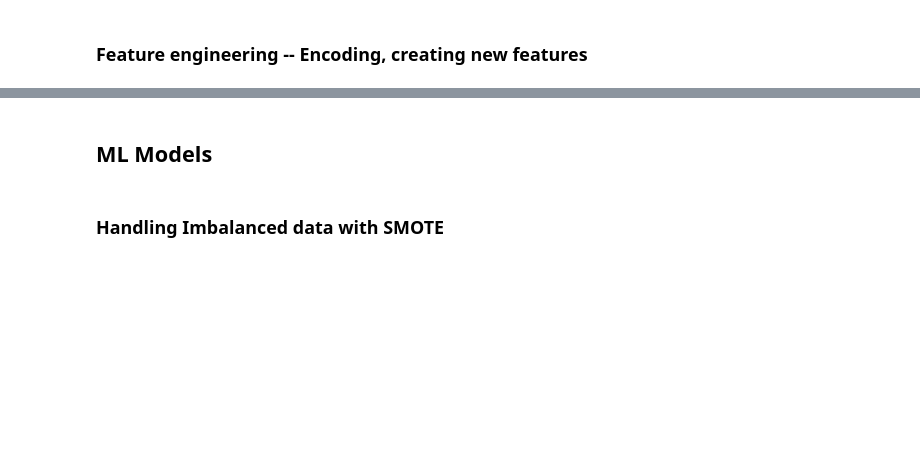
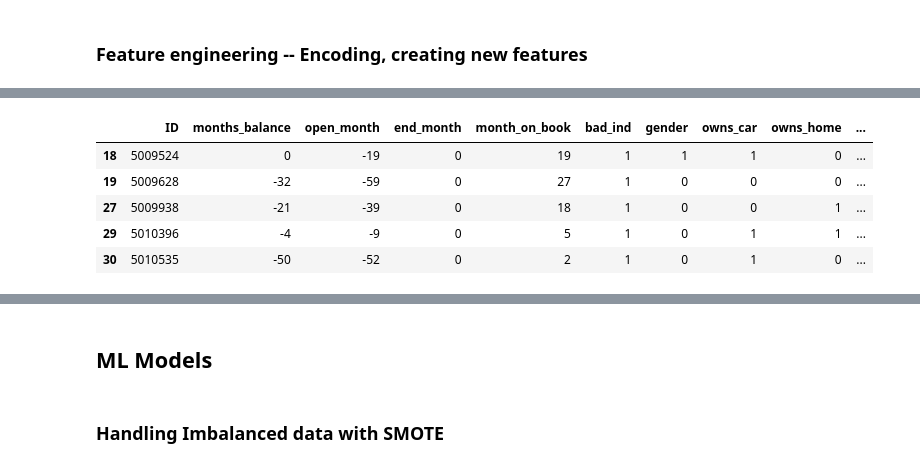
Before and after one commit to jaelar0/ml_credit_project, a Jupyter notebook: final_project.ipynb, the cells around one changed output, grey strips where cells are left out. Saved outputs shown, nothing was run; the diff lists cells and outputs as text; code cells hidden in the pictures; blank space fills up the shorter version.

```diff
--- a/final_project.ipynb
+++ b/final_project.ipynb
@@ -357,41 +292,54 @@ None
 # %%
 ## encoding binary and categorical variables
 
-features_transformed = all_data.withColumn(
-    "gender",
-    F.when(all_data["gender"] == "M", 1).otherwise(0)
-).withColumn(
-    "owns_car",
-    F.when(all_data["owns_car"] == "Y", 1).otherwise(0)
-).withColumn(
-    "owns_home",
-    F.when(all_data["owns_home"] == "Y", 1).otherwise(0)
-).withColumn(
-    "working",
-    F.when(all_data["income_source"].isin(['Commercial associate',
-                                           'State servant', 'Working']), 1).otherwise(0)
-).withColumn(
-    "education_completed",
-    F.when(all_data["education_type"].isin(['Secondary / secondary special', 'Incomplete higher']), 'high_school')\
-        .when(all_data["education_type"].isin(['Higher education', 'Academic degree']), 'higher_education')\
-        .otherwise('no_high_school')
-).withColumn(
-    "married",
-    F.when(all_data["marital_status"].isin(['Married', 'Civil marriage']), 1).otherwise(0)
-).withColumn(
-    "occupation_group",
-    F.when(all_data["occupation_type"].isin(['Sales staff',
-                                             'Secretaries', 'HR staff', 'Realty agents',
-                                             'Medicine staff']), "office_work")
-    .when(all_data["occupation_type"].isin(['Security staff', 'Drivers', 'Laborers',
-                                            'Cleaning staff', 'Core staff', 'Cooking staff',
-                                            'Low-skill Laborers', 'Waiters/barmen staff',
-                                            'Private service staff']), "labor_work")
-    .when(all_data["occupation_type"].isin(['High skill tech staff', 'IT staff',
-                                            'Managers', 'Accountants', ]), "skill_work")
-    .otherwise(0)
+def label_encode(feature, value):
+    if feature == value:
+        value = 1
+    else:
+        value = 0
+    return value
+
+# label encoding features
+all_data['gender'] = all_data.apply(lambda x: label_encode(x['gender'], 'M'), axis=1)
+all_data['owns_car'] = all_data.apply(lambda x: label_encode(x['owns_car'], 'Y'), axis=1)
+all_data['owns_home'] = all_data.apply(lambda x: label_encode(x['owns_home'], 'Y'), axis=1)
+all_data['working'] = np.where(all_data['income_source'].isin(['Commercial associate',
+                                           'State servant', 'Working']), 1, 0)
+all_data['married'] = np.where(all_data['marital_status'].isin(['Married', 'Civil marriage']), 1, 0)
+
+# one-hot encoding features
+all_data['education_completed'] = np.select(
+    [
+        all_data['education_type'].isin(['Secondary / secondary special', 'Incomplete higher']),
+        all_data['education_type'].isin(['Higher education', 'Academic degree'])
+    ],
+    [
+        'high_school',
+        'higher_education'
+    ],
+    default='no_high_school'
 )
 
-print(f"df length: {features_transformed.count()}")
-features_transformed.show()
+all_data['occupation_group'] = np.select(
+    [
+        all_data['occupation_type'].isin(['Sales staff', 'Secretaries', 'HR staff',
+                                          'Realty agents','Medicine staff']),
+        all_data['occupation_type'].isin(['Security staff', 'Drivers', 'Laborers',
+                                          'Cleaning staff', 'Core staff', 'Cooking staff',
+                                          'Low-skill Laborers', 'Waiters/barmen staff',
+                                          'Private service staff']),
+        all_data['occupation_type'].isin(['High skill tech staff', 'IT staff',
+                                          'Managers', 'Accountants']),
+    ],
+    [
+        'office_work',
+        'labor_work',
+        'skill_work'
+    ],
+    default='NA'
+)
+
+
+print(all_data.shape)
+all_data.head()
 # %% [output]
@@ -398,0 +347,6 @@ df length: 25134
+|  | ID | months_balance | open_month | end_month | month_on_book | bad_ind | gender | owns_car | owns_home | ... |
+| 18 | 5009524 | 0 | -19 | 0 | 19 | 1 | 1 | 1 | 0 | ... |
+| 19 | 5009628 | -32 | -59 | 0 | 27 | 1 | 0 | 0 | 0 | ... |
+| 27 | 5009938 | -21 | -39 | 0 | 18 | 1 | 0 | 0 | 1 | ... |
+| 29 | 5010396 | -4 | -9 | 0 | 5 | 1 | 0 | 1 | 1 | ... |
+| 30 | 5010535 | -50 | -52 | 0 | 2 | 1 | 0 | 1 | 0 | ... |
```
Also changed, not shown: parts of 11 cells of this notebook.
